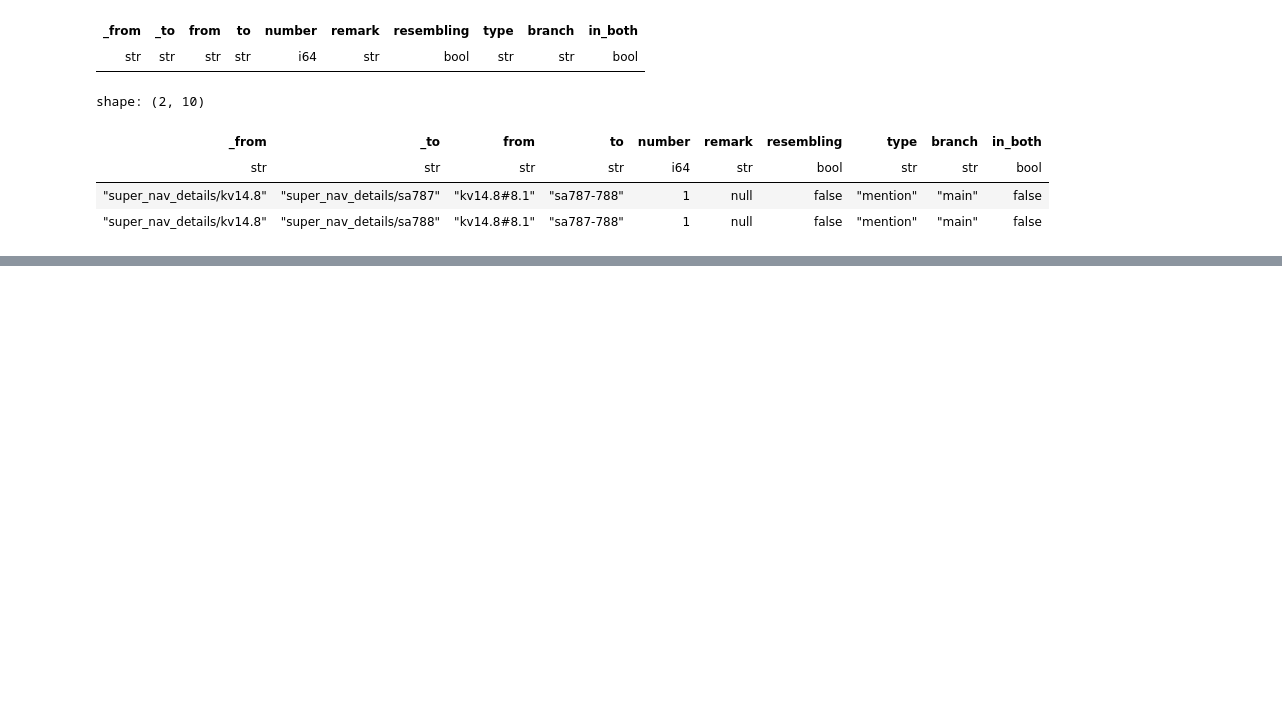
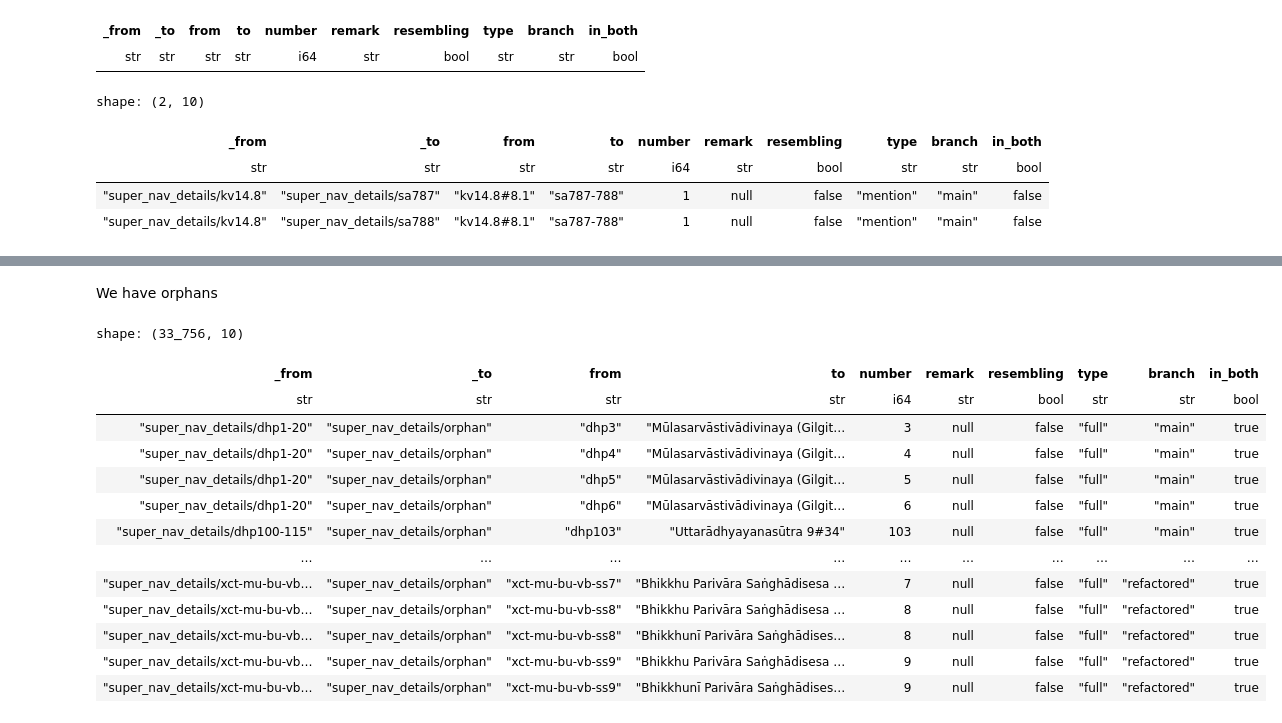
Before and after one commit to suttacentral/relationship_edges, a Jupyter notebook: investigate_combined.ipynb, the cells around one changed output, grey strips where cells are left out. Cells and saved outputs as stored; diff of their text form; code cells hidden in the pictures; blank space fills up the shorter version.

```diff
--- a/investigate_combined.ipynb
+++ b/investigate_combined.ipynb
@@ -76,0 +84,19 @@ shape: (2, 10)
+# %% [markdown]
+We have orphans
+# %%
+df.filter(pl.col('_to').str.ends_with('orphan'))
+# %% [output]
+shape: (33_756, 10)
+| _from | _to | from | to | number | remark | resembling | type | branch | in_both |
+| str | str | str | str | i64 | str | bool | str | str | bool |
+| "super_nav_details/dhp1-20" | "super_nav_details/orphan" | "dhp3" | "Mūlasarvāstivādivinaya (Gilgit… | 3 | null | false | "full" | "main" | true |
+| "super_nav_details/dhp1-20" | "super_nav_details/orphan" | "dhp4" | "Mūlasarvāstivādivinaya (Gilgit… | 4 | null | false | "full" | "main" | true |
+| "super_nav_details/dhp1-20" | "super_nav_details/orphan" | "dhp5" | "Mūlasarvāstivādivinaya (Gilgit… | 5 | null | false | "full" | "main" | true |
+| "super_nav_details/dhp1-20" | "super_nav_details/orphan" | "dhp6" | "Mūlasarvāstivādivinaya (Gilgit… | 6 | null | false | "full" | "main" | true |
+| "super_nav_details/dhp100-115" | "super_nav_details/orphan" | "dhp103" | "Uttarādhyayanasūtra 9#34" | 103 | null | false | "full" | "main" | true |
+| … | … | … | … | … | … | … | … | … | … |
+| "super_nav_details/xct-mu-bu-vb… | "super_nav_details/orphan" | "xct-mu-bu-vb-ss7" | "Bhikkhu Parivāra Saṅghādisesa … | 7 | null | false | "full" | "refactored" | true |
+| "super_nav_details/xct-mu-bu-vb… | "super_nav_details/orphan" | "xct-mu-bu-vb-ss8" | "Bhikkhu Parivāra Saṅghādisesa … | 8 | null | false | "full" | "refactored" | true |
+| "super_nav_details/xct-mu-bu-vb… | "super_nav_details/orphan" | "xct-mu-bu-vb-ss8" | "Bhikkhunī Parivāra Saṅghādises… | 8 | null | false | "full" | "refactored" | true |
+| "super_nav_details/xct-mu-bu-vb… | "super_nav_details/orphan" | "xct-mu-bu-vb-ss9" | "Bhikkhu Parivāra Saṅghādisesa … | 9 | null | false | "full" | "refactored" | true |
+| "super_nav_details/xct-mu-bu-vb… | "super_nav_details/orphan" | "xct-mu-bu-vb-ss9" | "Bhikkhunī Parivāra Saṅghādises… | 9 | null | false | "full" | "refactored" | true |
```
Also changed, not shown: parts of 3 cells of this notebook.
